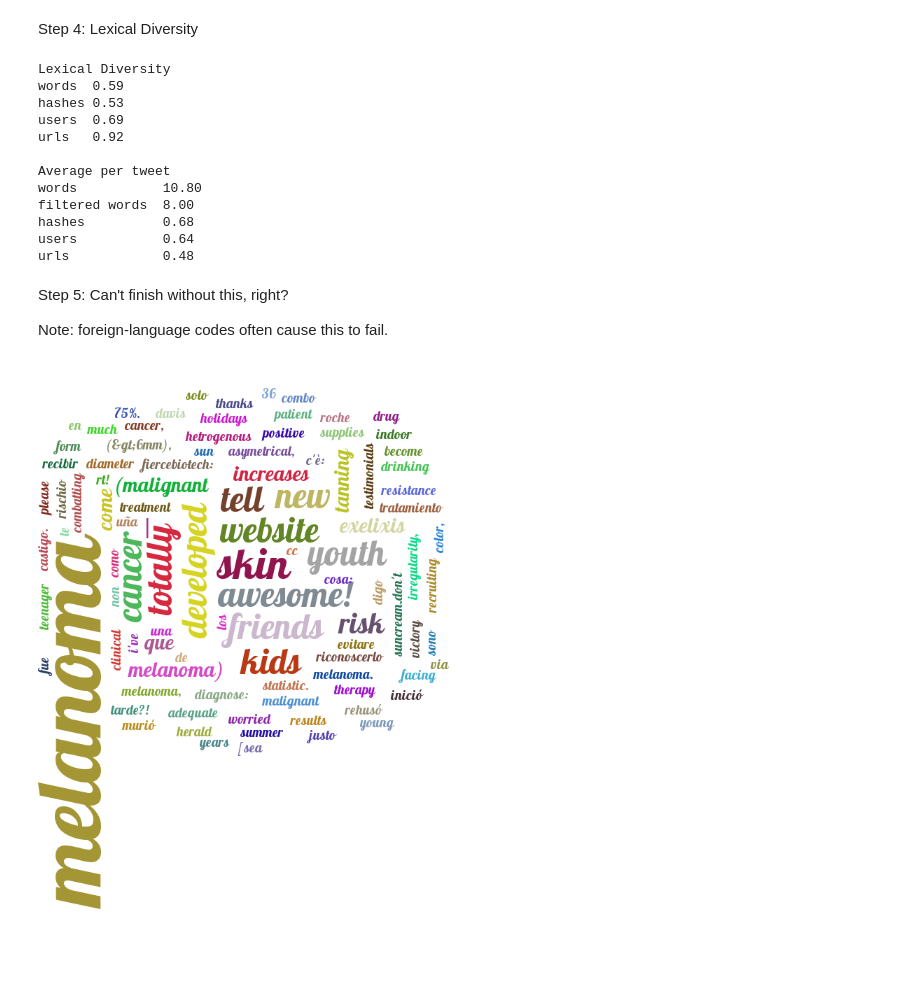
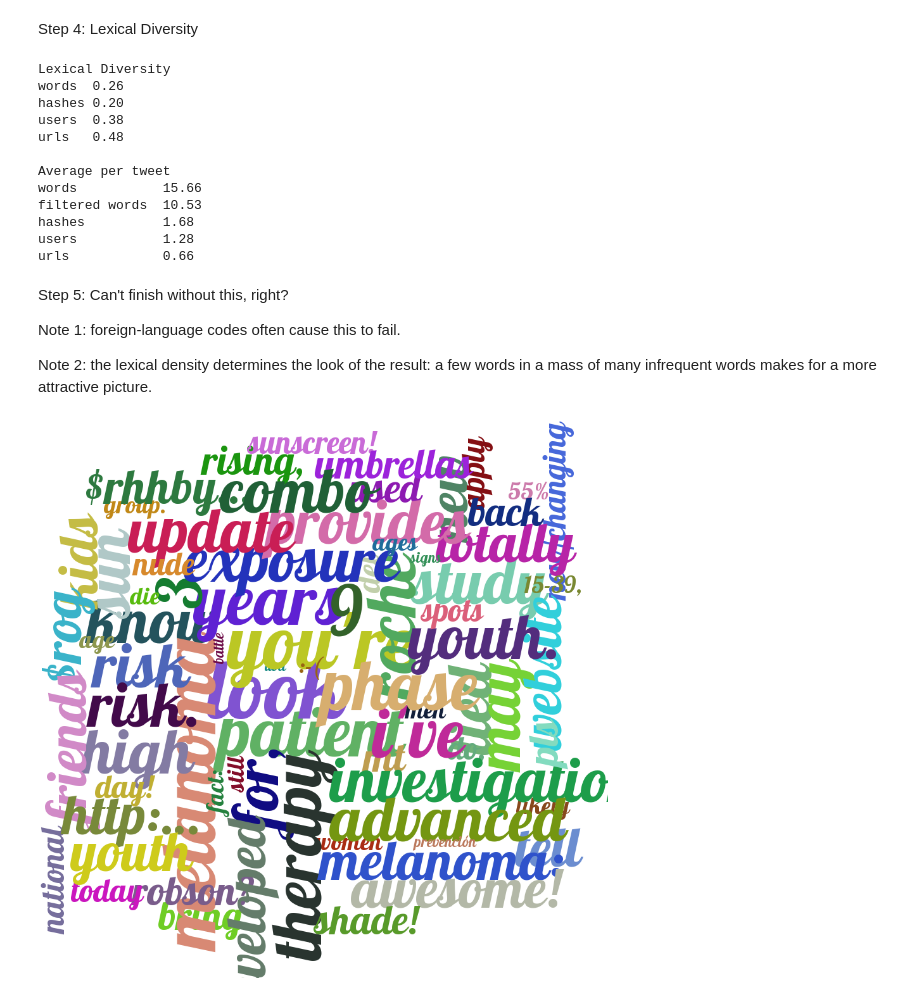
Before and after one commit to grfiv/healthcare_twitter_analysis, a Jupyter notebook: code/Online Twitter Basics.ipynb, the cells around one changed output. Drawn from its saved outputs; the diff is of its cells as text; code cells hidden in the pictures; blank space fills up the shorter version.

Commit message:
real-time analysis of tweets

```diff
--- a/code/Online Twitter Basics.ipynb
+++ b/code/Online Twitter Basics.ipynb
@@ -57,7 +57,7 @@ You also need to have the `AFINN-111.txt` sentiment-word file installed.
 import json
 from twitter_functions import twitter_search
 
-num_tweets = 25
+num_tweet_request = 250
 
 q = "Melanoma"
-results = twitter_search(twitter_api, q, max_results = num_tweets)
+initial_results = twitter_search(twitter_api, q, max_results = num_tweet_request)
@@ -63,0 +70,10 @@ results = twitter_search(twitter_api, q, max_results = num_tweets)
+# %%
+retweet_threshold = 3
+
+results = [tweet
+           for tweet in initial_results
+           if tweet['retweet_count'] > retweet_threshold]
+
+num_tweets = len(results)
+print "%d tweets received"%len(initial_results)
+print "%d tweets after retweet filtering"%len(results)
@@ -80,11 +117,21 @@ for i in range(num_tweets):
     tweet_text = results[i]['text']
     words, hashes, users, urls, AFINN_score = parse_tweet_text(tweet_text, AFINN=True)
 
-    print "the actual text of the tweet:\n%s"%tweet_text
+    print "the actual text of results[%d]['text']\nretweet_count = %d\nfavorite_count = %d\n...................\n%s"%(i,results[i]['retweet_count'],results[i]['favorite_count'],tweet_text)
     print "\nthe list of words %s"%[word.encode('utf-8') for word in words]
     print "all hashtags referenced %s"%[hash_.encode('utf-8') for hash_ in hashes]
     print "all twitter users mentioned %s"%[user.encode('utf-8') for user in users]
     print "all URLs %s"%[url.encode('utf-8') for url in urls]
     print "AFINN sentiment score %d"%AFINN_score
-    print "===========================================\n"
+    print "............................"
+    print "description: %s"%results[i]['user']['description']
+    print "followers_count: %d"%results[i]['user']['followers_count']
+    print "friends_count: %d"%results[i]['user']['friends_count']
+    print "favourites_count: %d"%results[i]['user']['favourites_count']
+    print "location: %s"%results[i]['user']['location']
+    print "time_zone: %s"%results[i]['user']['time_zone']
+    print "screen_name: %s"%results[i]['user']['screen_name']
+    print "name: %s"%results[i]['user']['name']
+    if results[i]['place'] is not None: print "place: %s"%results[i]['place']
+    print "====================================================================================\n"
 # %% [output]
@@ -194,37 +241,39 @@ print "users           %0.2f"%average_words(users, num_tweets)
 print "urls            %0.2f"%average_words(urls, num_tweets)
 # %% [output]
 Lexical Diversity
-words  0.59
-hashes 0.53
-users  0.69
-urls   0.92
+words  0.26
+hashes 0.20
+users  0.38
+urls   0.48
 
 Average per tweet
-words           10.80
-filtered words  8.00
-hashes          0.68
-users           0.64
-urls            0.48
+words           15.66
+filtered words  10.53
+hashes          1.68
+users           1.28
+urls            0.66
 # %% [markdown]
 Step 5: Can't finish without this, right?
 
-Note: foreign-language codes often cause this to fail.
+Note 1: foreign-language codes often cause this to fail.
+
+Note 2: the lexical density determines the look of the result: a few words in a mass of many infrequent words makes for a more attractive picture.
 # %%
 from pytagcloud import create_tag_image, make_tags
 import IPython.display
 
 # 'rt' is very common and useless
 filter_ex_rt = list(filtered_word_list)
 while 'rt' in filter_ex_rt: filter_ex_rt.remove('rt')
 
 for item in [filter_ex_rt]:
     c = Counter(item)
 
-num_tags = min(100, len(c.most_common())-1)
+num_tags = min(75, len(c.most_common())-1)
 tags     = make_tags(c.most_common()[:num_tags], maxsize=120)
 
-create_tag_image(tags, 'wordcloud.png', size=(800,800), fontname='Lobster' )
+create_tag_image(tags, 'wordcloud.png', size=(900,900), fontname='Lobster' )
 
 IPython.display.display(IPython.display.Image(filename='wordcloud.png'))
 # %% [output]
-[figure, old version]
+[figure, new version]
```
Also changed, not shown: parts of 8 cells of this notebook.
